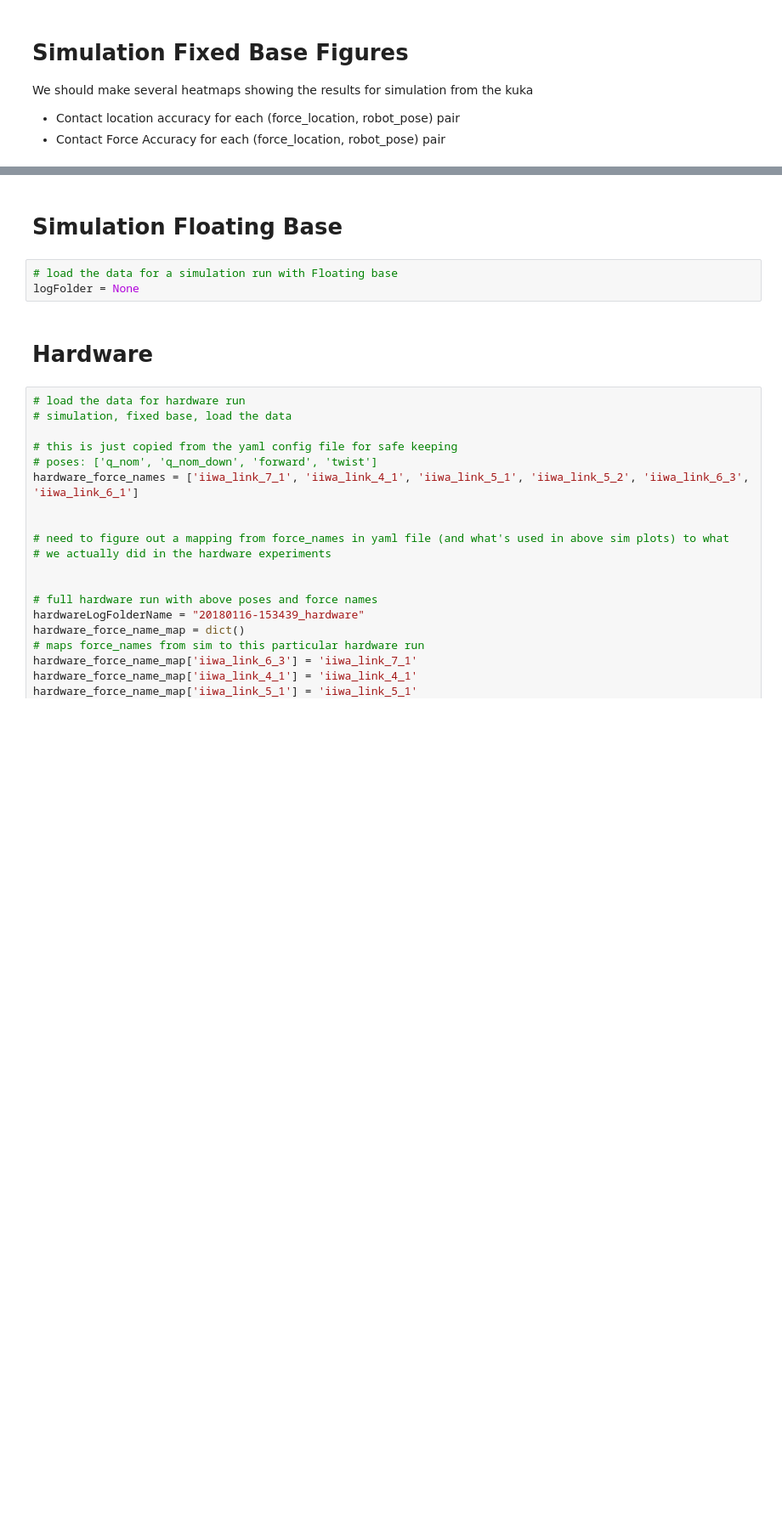
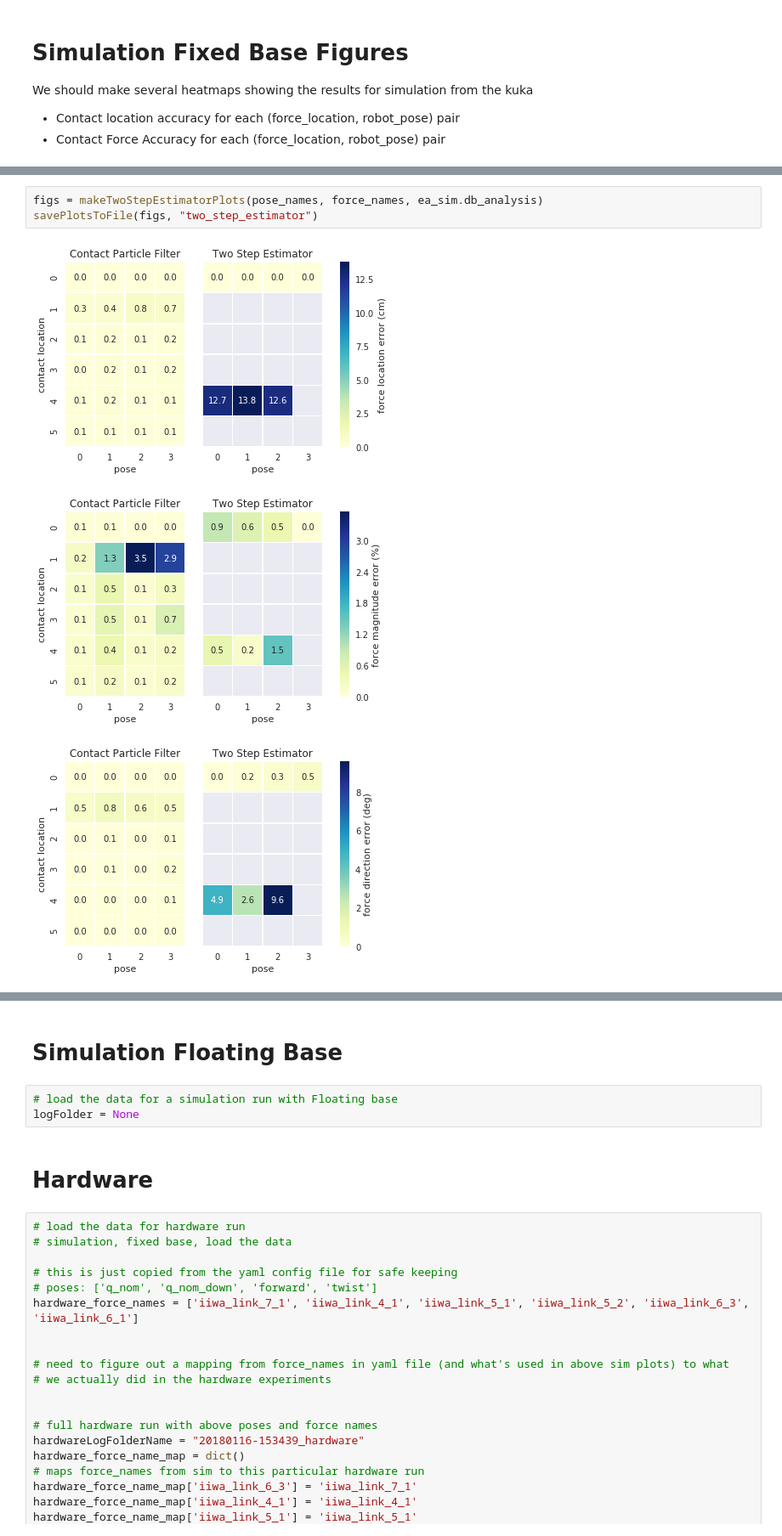
Before and after one commit to RobotLocomotion/spartan, a Jupyter notebook: src/ContactParticleFilter/jupyter_notebooks/masters_thesis_figures.ipynb, the cells around one changed output, grey strips where cells are left out. Shown at 85% size. Cells and saved outputs as stored; diff of their text form; blank space fills up the shorter version.

```diff
--- a/src/ContactParticleFilter/jupyter_notebooks/masters_thesis_figures.ipynb
+++ b/src/ContactParticleFilter/jupyter_notebooks/masters_thesis_figures.ipynb
@@ -195,5 +390,12 @@ ea_sim.run()
 # hardwareLogFolderName ="20180112-161516_hardware"
 # ea_hardware = experimentanalyzer.ExperimentAnalyzer(logFolderName=hardwareLogFolderName, mode="hardware")
 # ea_hardware.run()
+# %%
+figs = makeTwoStepEstimatorPlots(pose_names, force_names, ea_sim.db_analysis)
+savePlotsToFile(figs, "two_step_estimator")
+# %% [output]
+[figure, added]
+[figure, added]
+[figure, added]
 # %%
 # make figures
```
Also changed, not shown: parts of 7 cells of this notebook, 1 other file.
